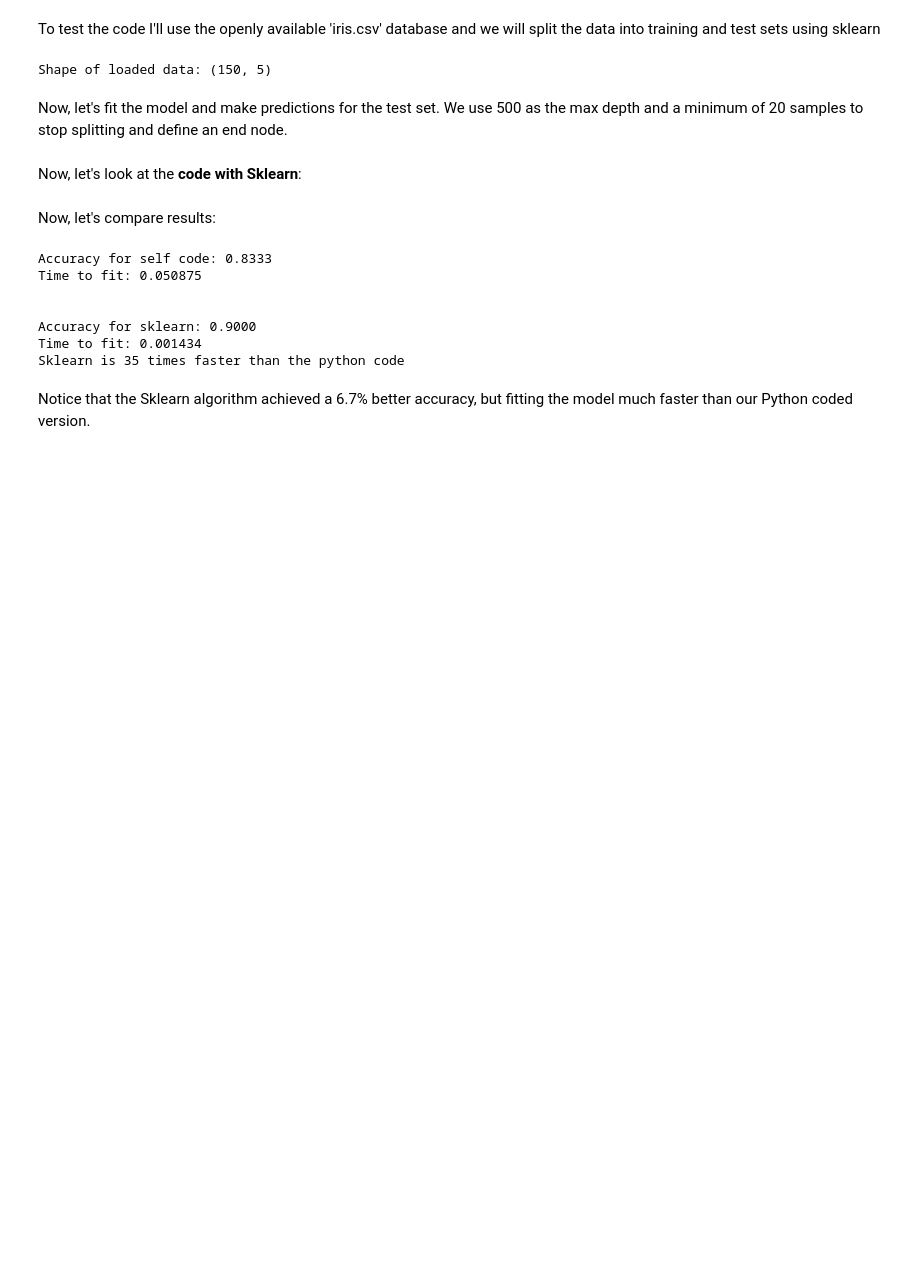
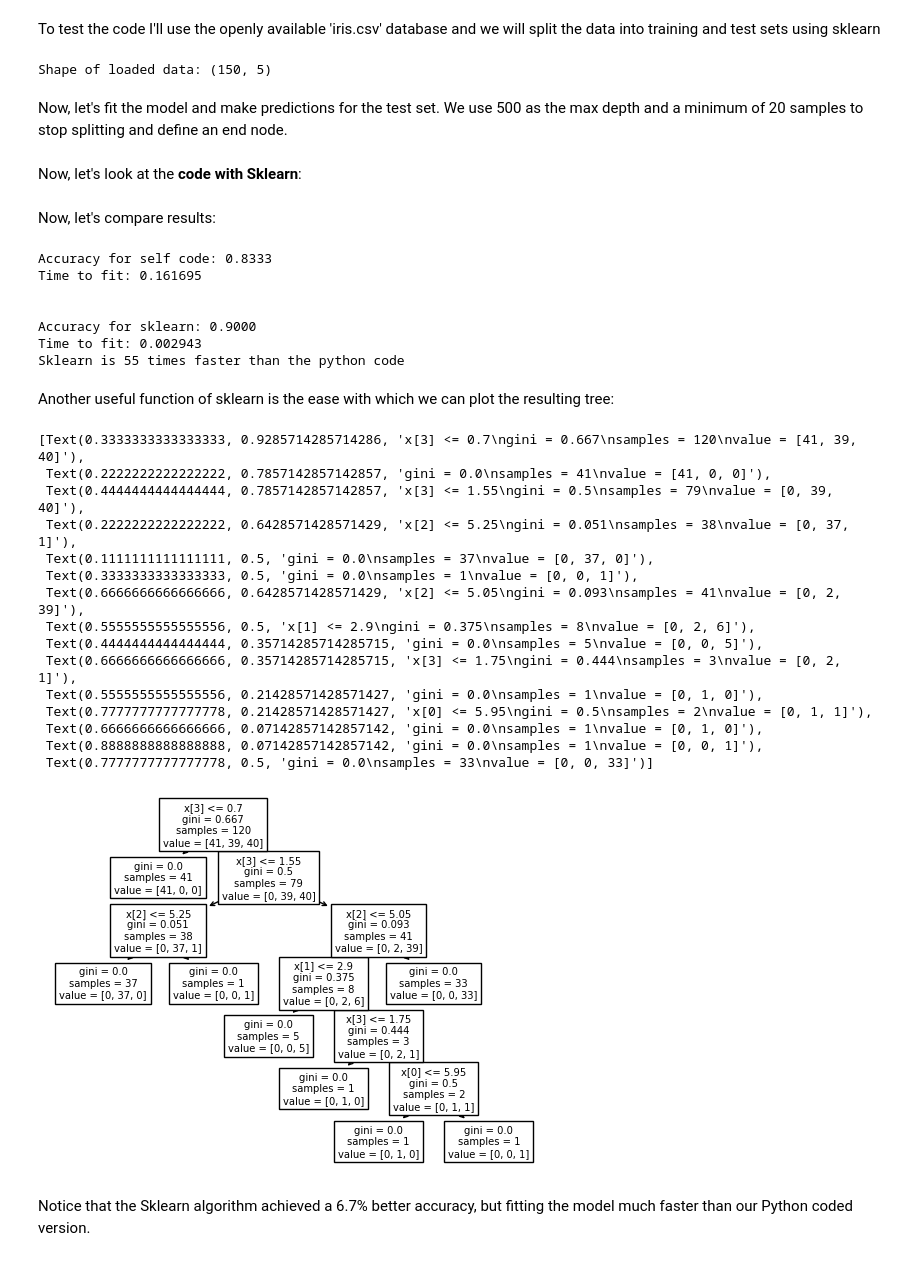
Before and after one commit to CrisNunezR/Code_experience, a Jupyter notebook: ML_code/03_Dec_Tree.ipynb, the cells around one changed output. Drawn from its saved outputs; the diff is of its cells as text; code cells hidden in the pictures; blank space fills up the shorter version.

Commit message:
add tree plot for dec_tree

```diff
--- a/ML_code/03_Dec_Tree.ipynb
+++ b/ML_code/03_Dec_Tree.ipynb
@@ -270,12 +270,12 @@ predictions_self_code = dt.predict(X_test)
 # %% [markdown]
 Now, let's look at the **code with Sklearn**:
 # %%
-from sklearn.tree import DecisionTreeClassifier
+from sklearn import tree
 import time
 
 # fitting the model and assessing the computing time
 time_ini_sklearn = time.time()
-clf = DecisionTreeClassifier(random_state = 0)
+clf = tree.DecisionTreeClassifier(random_state = 0)
 clf.fit(X_train, y_train)
 time_end_sklearn = time.time()
 
@@ -296,16 +296,36 @@ print(f"Accuracy for self code: {acc_self_code:.4f}\nTime to fit: {time_self_cod
 print("\n")
 print(f"Accuracy for sklearn: {acc_sklearn:.4f}\nTime to fit: {time_sklearn:.6f}")
 
-
 # increased/decreased efficiency with sklearn:
 print(f"Sklearn is {(time_self_code/time_sklearn):.0f} times faster than the python code")
 # %% [output]
 Accuracy for self code: 0.8333
-Time to fit: 0.050875
+Time to fit: 0.161695
 
 
 Accuracy for sklearn: 0.9000
-Time to fit: 0.001434
-Sklearn is 35 times faster than the python code
+Time to fit: 0.002943
+Sklearn is 55 times faster than the python code
+# %% [markdown]
+Another useful function of sklearn is the ease with which we can plot the resulting tree:
+# %%
+tree.plot_tree(clf)
+# %% [output]
+[Text(0.3333333333333333, 0.9285714285714286, 'x[3] <= 0.7\ngini = 0.667\nsamples = 120\nvalue = [41, 39, 40]'),
+ Text(0.2222222222222222, 0.7857142857142857, 'gini = 0.0\nsamples = 41\nvalue = [41, 0, 0]'),
+ Text(0.4444444444444444, 0.7857142857142857, 'x[3] <= 1.55\ngini = 0.5\nsamples = 79\nvalue = [0, 39, 40]'),
+ Text(0.2222222222222222, 0.6428571428571429, 'x[2] <= 5.25\ngini = 0.051\nsamples = 38\nvalue = [0, 37, 1]'),
+ Text(0.1111111111111111, 0.5, 'gini = 0.0\nsamples = 37\nvalue = [0, 37, 0]'),
+ Text(0.3333333333333333, 0.5, 'gini = 0.0\nsamples = 1\nvalue = [0, 0, 1]'),
+ Text(0.6666666666666666, 0.6428571428571429, 'x[2] <= 5.05\ngini = 0.093\nsamples = 41\nvalue = [0, 2, 39]'),
+ Text(0.5555555555555556, 0.5, 'x[1] <= 2.9\ngini = 0.375\nsamples = 8\nvalue = [0, 2, 6]'),
+ Text(0.4444444444444444, 0.35714285714285715, 'gini = 0.0\nsamples = 5\nvalue = [0, 0, 5]'),
+ Text(0.6666666666666666, 0.35714285714285715, 'x[3] <= 1.75\ngini = 0.444\nsamples = 3\nvalue = [0, 2, 1]'),
+ Text(0.5555555555555556, 0.21428571428571427, 'gini = 0.0\nsamples = 1\nvalue = [0, 1, 0]'),
+ Text(0.7777777777777778, 0.21428571428571427, 'x[0] <= 5.95\ngini = 0.5\nsamples = 2\nvalue = [0, 1, 1]'),
+ Text(0.6666666666666666, 0.07142857142857142, 'gini = 0.0\nsamples = 1\nvalue = [0, 1, 0]'),
+ Text(0.8888888888888888, 0.07142857142857142, 'gini = 0.0\nsamples = 1\nvalue = [0, 0, 1]'),
+ Text(0.7777777777777778, 0.5, 'gini = 0.0\nsamples = 33\nvalue = [0, 0, 33]')]
+[figure, added]
 # %% [markdown]
 Notice that the Sklearn algorithm achieved a 6.7% better accuracy, but fitting the model much faster than our Python coded version.
```
